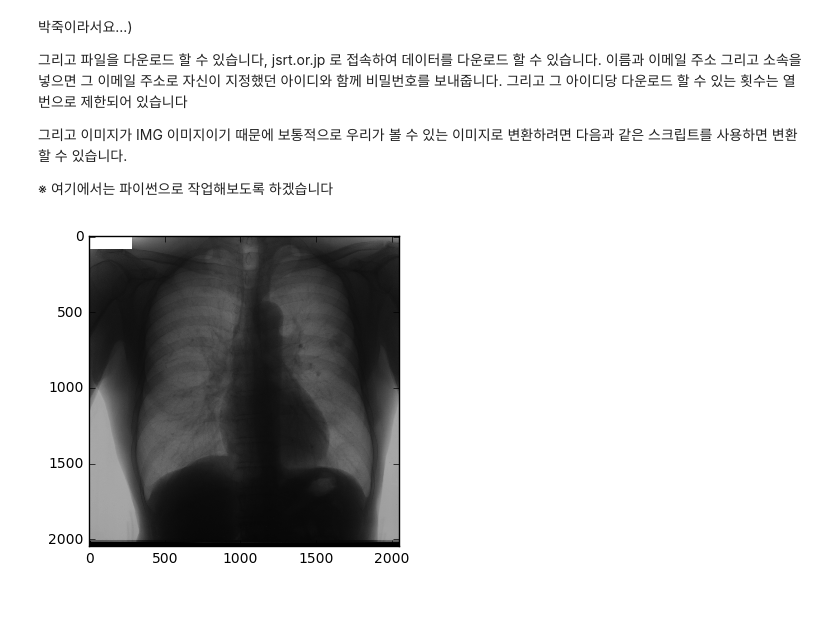
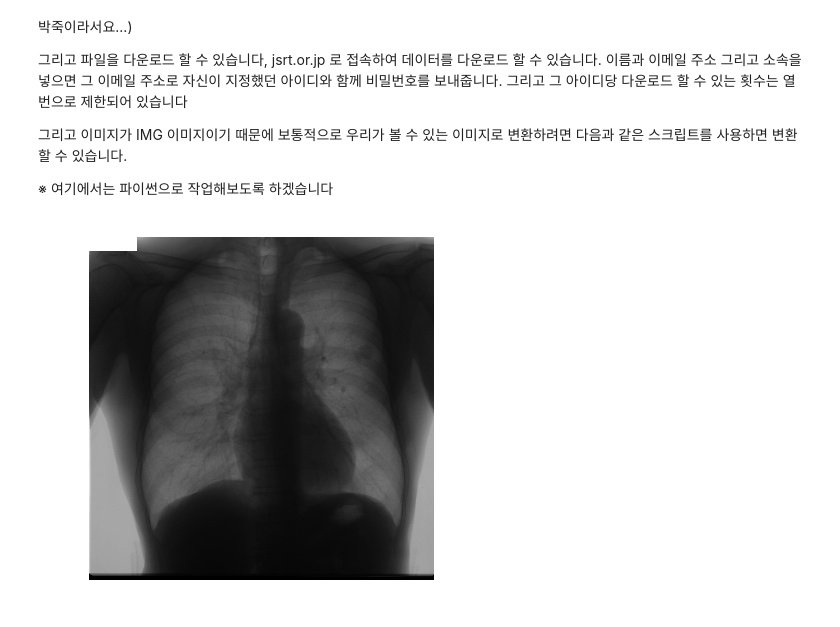
Before and after one commit to jaeseung172/Repo, a Jupyter notebook: BioSpin_Presentation/JSRT 데이터 분석.ipynb, the cells around one changed output. Cells and saved outputs as stored; diff of their text form; code cells hidden in the pictures.

```diff
--- a/BioSpin_Presentation/JSRT 데이터 분석.ipynb
+++ b/BioSpin_Presentation/JSRT 데이터 분석.ipynb
@@ -15,24 +19,25 @@ JSRT는 Japanese Society of Radiological Technology 의 그룹으로써, 일본
 # %%
-import matplotlib.pyplot as plt
-import numpy as np
+axes(frameon = 0)
 
 # 파라메터 값 지정
 input_filename = "JPCLN001.IMG"
 shape = (2048,2048) #사진 사이즈
 dtype = np.dtype('>u2') #16비트를 Big-endican 값으로 표현하면
 output_filename = "JPCLN001.PNG"
 
 # 파일 읽기
 fid = open(input_filename, 'rb')
 data = np.fromfile(fid, dtype)
 image = data.reshape(shape)
 
 # 파일 출력하기
+plt.axis('off')
+plt.tight_layout()
 plt.imshow(image, cmap = "gray")
-plt.savefig(output_filename)
+plt.savefig(output_filename, bbox_inches='tight', pad_inches=0)
 plt.show()
 # %% [output]
-[figure, old version]
+[figure, new version]
 # %% [markdown]
 ### Let's Crack Textual Data!
 
```
Also changed, not shown: parts of 5 cells of this notebook.
